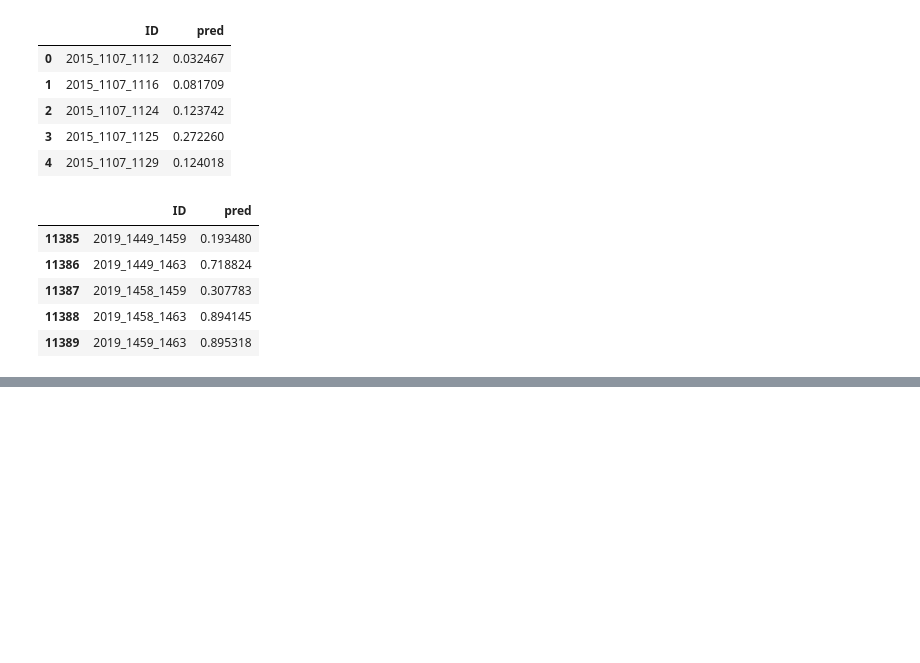
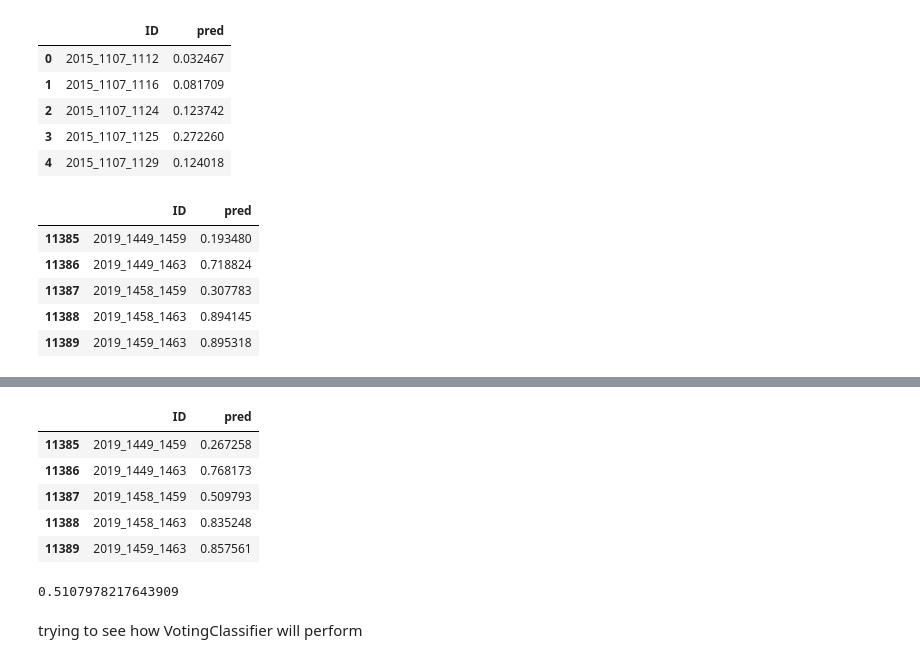
Before and after one commit to AbooNaziha/NCAAM-Competition, a Jupyter notebook: Improved_competition_folder/model_predictions.ipynb, the cells around one changed output, grey strips where cells are left out. Drawn from its saved outputs; the diff is of its cells as text; code cells hidden in the pictures; blank space fills up the shorter version.

```diff
--- a/Improved_competition_folder/model_predictions.ipynb
+++ b/Improved_competition_folder/model_predictions.ipynb
@@ -294,0 +348,18 @@ second_rd_submission.to_csv('Munira_submission.csv', index=False)
+# %%
+second_rd_svc = pd.DataFrame(classifier.predict_proba(scaled_X_test[ind_var_selected_no_line]))
+# %%
+second_rd_submission = pd.merge(test_combos_df, second_rd_svc, left_index=True, right_index=True)
+# %%
+second_rd_submission.loc[second_rd_submission['HTeamID']<second_rd_submission['RTeamID'], 'pred'] = second_rd_submission[1]
+second_rd_submission.loc[second_rd_submission['HTeamID']>second_rd_submission['RTeamID'], 'pred'] = second_rd_submission[0]
+# %%
+second_rd_submission = second_rd_submission[['ID','pred']]
+# %%
+second_rd_submission.tail()
+# %% [output]
+|  | ID | pred |
+| 11385 | 2019_1449_1459 | 0.267258 |
+| 11386 | 2019_1449_1463 | 0.768173 |
+| 11387 | 2019_1458_1459 | 0.509793 |
+| 11388 | 2019_1458_1463 | 0.835248 |
+| 11389 | 2019_1459_1463 | 0.857561 |
@@ -294,0 +370,6 @@ second_rd_submission.to_csv('Munira_submission.csv', index=False)
+# %%
+LogLoss(avg, y_valid)
+# %% [output]
+0.5107978217643909
+# %% [markdown]
+trying to see how VotingClassifier will perform
```
Also changed, not shown: parts of 38 cells of this notebook, 7 other files.
